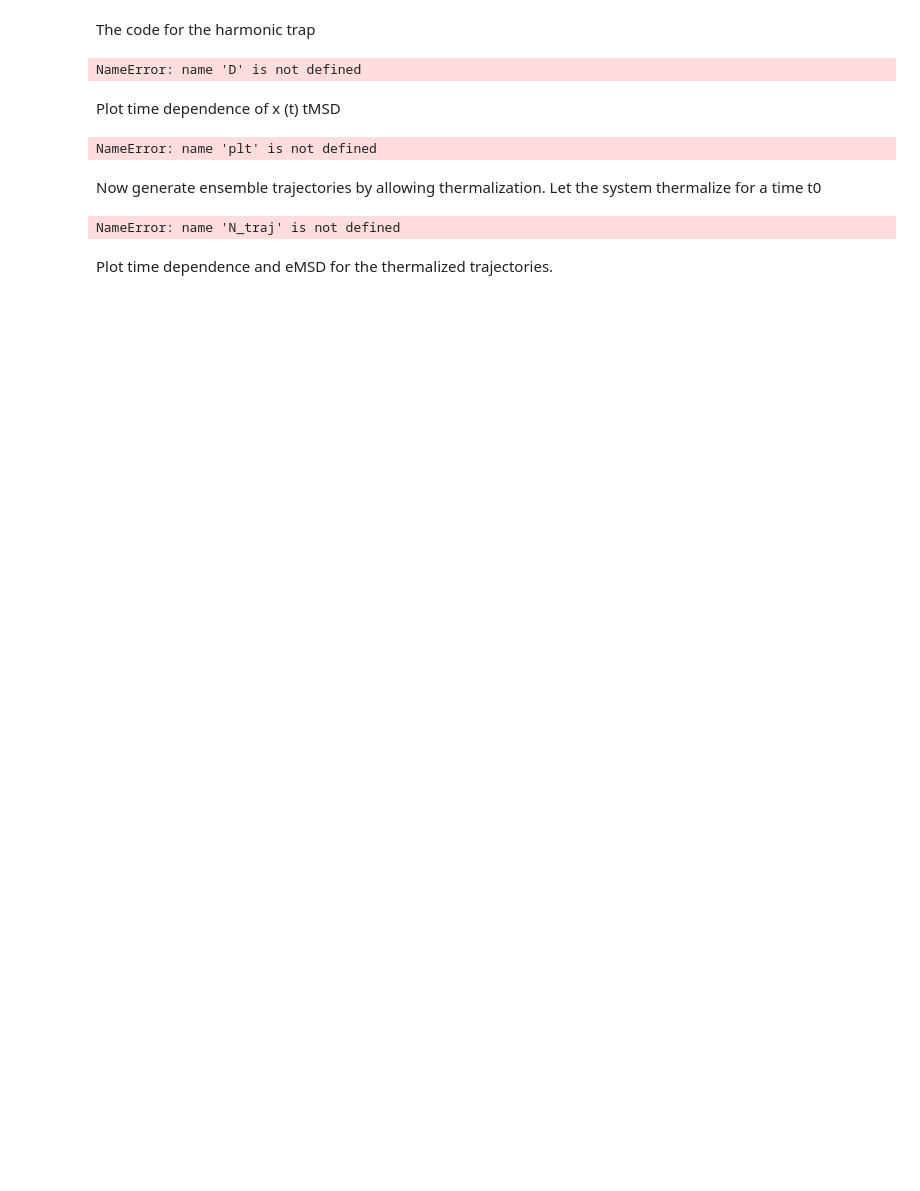
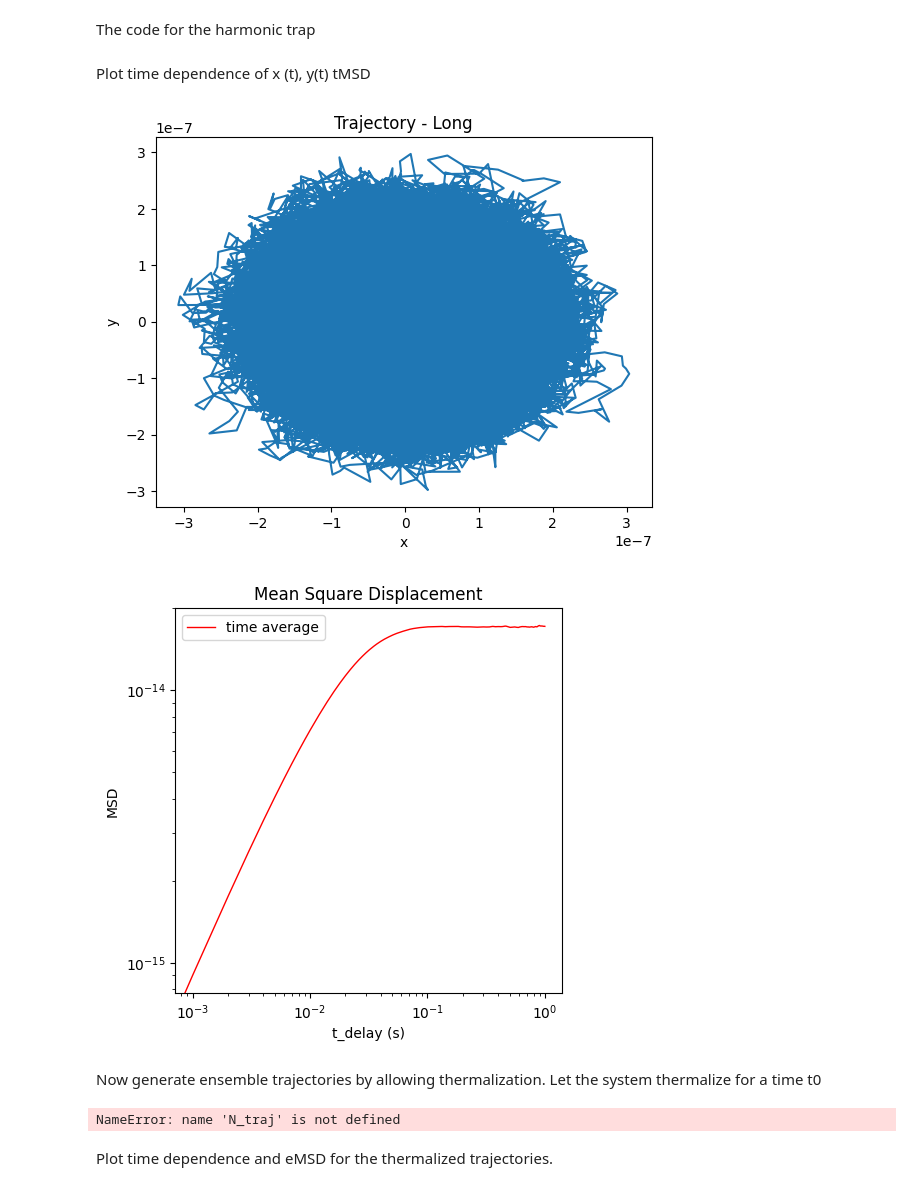
Before and after one commit to NickNorizadeh-cmd/Simulation-Of-Complex-Systems, a Jupyter notebook: HW2/HW2_Task2_Mytest.ipynb, the cells around one changed output. Saved outputs shown, nothing was run; the diff lists cells and outputs as text; code cells hidden in the pictures; blank space fills up the shorter version.

Commit message:
HW2 Task 2 with functioning Trajectory plot for long time-average

```diff
--- a/HW2/HW2_Task2_Mytest.ipynb
+++ b/HW2/HW2_Task2_Mytest.ipynb
@@ -88,48 +88,56 @@ duration_e = N_steps_e * dt  # Total time [s].
 N_traj = 1000
 
 x0 = 0  # Initial position [m].
+y0 = 0  # Initial position [m].
 
 # Generate long trajectory for time average.
 
 x_t = np.zeros(N_steps_t)
-rn_t = np.random.normal(0, 1, N_steps_t)
+y_t = np.zeros(N_steps_t)
+rn_t_x = np.random.normal(0, 1, N_steps_t)
+rn_t_y = np.random.normal(0, 1, N_steps_t)
 
 x_t[0] = x0
 
 for n in range(N_steps_t - 1):
-    x_t[n + 1] = x_t[n] - c_trap * x_t[n] + c_noise * rn_t[n]
+    x_t[n + 1] = x_t[n] - c_trap * x_t[n] + c_noise * rn_t_x[n]
+
+y_t[0] = y0
+
+for n in range(N_steps_t - 1):
+    y_t[n + 1] = y_t[n] - c_trap * y_t[n] + c_noise * rn_t_y[n]
 
 # Build the time dependence.
 t_t = dt * np.arange(N_steps_t)
 
 # Calculate tMSD
-tmsd = tMSD_2d(x_t, L=N_steps_e)  # Note: L=N_steps_e.
+tmsd = tMSD_2d(x_t,y_t, L=N_steps_e)  # Note: L=N_steps_e.
 
 # Define the time dependence for tMSD (and later eMSD)
 t_delay = dt * np.arange(N_steps_e)
-# %% [output]
-NameError: name 'D' is not defined
 # %% [markdown]
-Plot time dependence of x (t) tMSD
+Plot time dependence of x (t), y(t) tMSD
 # %%
+import matplotlib.pyplot as plt
 plt.figure()
-plt.plot(t_t, x_t)
+plt.plot(x_t,y_t)
 plt.title('Trajectory - Long')
-plt.xlabel('t (s)')
-plt.ylabel('x')
+plt.xlabel('x')
+plt.ylabel('y')
 plt.show()
 
 
 plt.figure(figsize=(5,5))
 plt.loglog(t_delay, tmsd, '-', color='r', linewidth=1,
          label='time average')
 plt.legend()
 plt.title('Mean Square Displacement')
 plt.xlabel('t_delay (s)')
 plt.ylabel('MSD')
 plt.show()
 # %% [output]
-NameError: name 'plt' is not defined
+[figure, added]
+[figure, added]
 # %% [markdown]
 Now generate ensemble trajectories by allowing thermalization. Let the system thermalize for a time t0
 # %%
```
Also changed, not shown: parts of 3 cells of this notebook.
